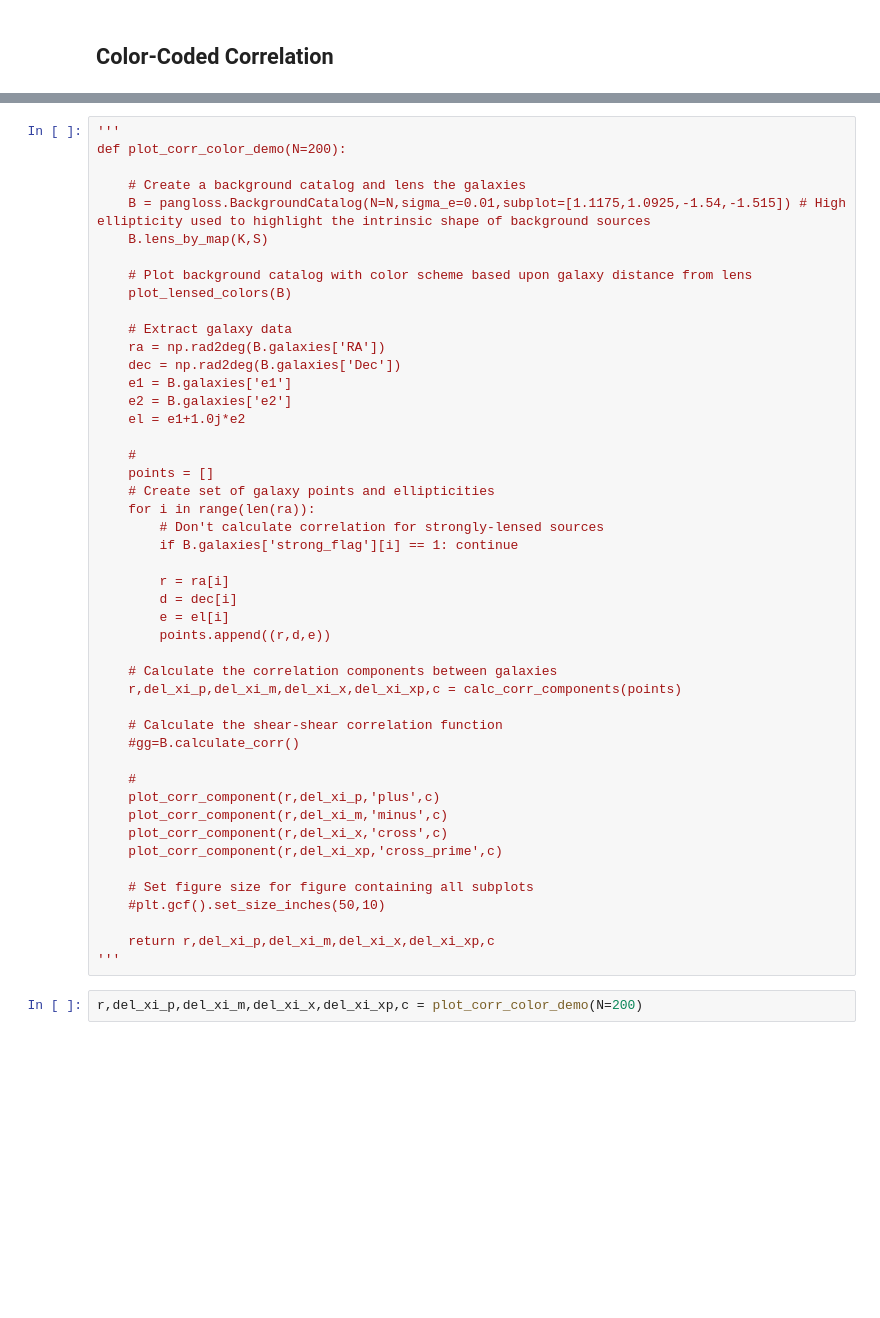
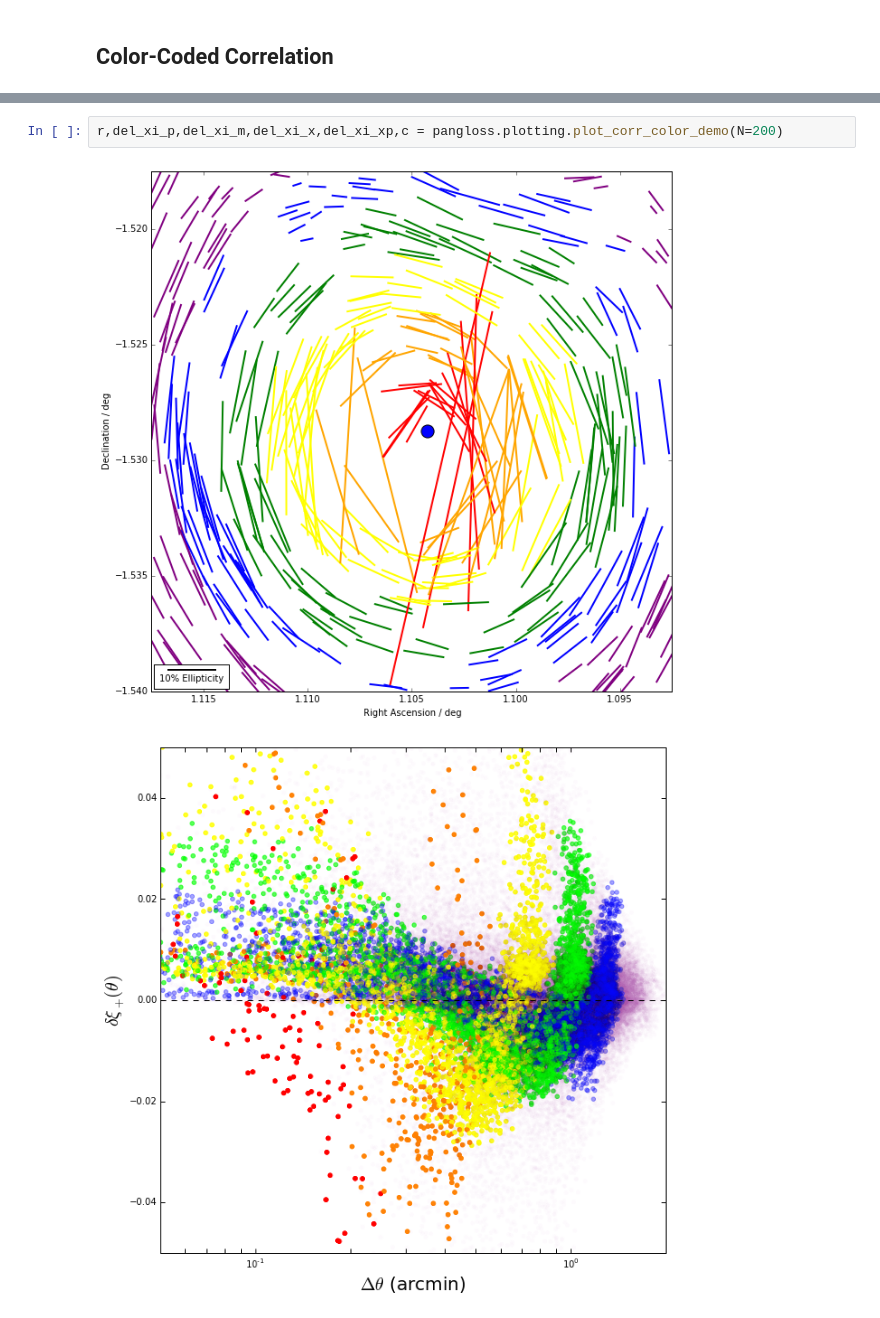
Before and after one commit to drphilmarshall/Pangloss, a Jupyter notebook: demos/VisualizingCorrelationFunction.ipynb, the cells around one changed output, grey strips where cells are left out. Drawn from its saved outputs; the diff is of its cells as text; blank space fills up the shorter version.

```diff
--- a/demos/VisualizingCorrelationFunction.ipynb
+++ b/demos/VisualizingCorrelationFunction.ipynb
@@ -263,49 +80,5 @@ def plot_corr_component(r,corr,corr_type,c):
-# %%
-'''
-def plot_corr_color_demo(N=200):
-
-    # Create a background catalog and lens the galaxies
-    B = pangloss.BackgroundCatalog(N=N,sigma_e=0.01,subplot=[1.1175,1.0925,-1.54,-1.515]) # High ellipticity used to highlight the intrinsic shape of background sources
-    B.lens_by_map(K,S)
-
-    # Plot background catalog with color scheme based upon galaxy distance from lens
-    plot_lensed_colors(B)
-
-    # Extract galaxy data
-    ra = np.rad2deg(B.galaxies['RA'])
-    dec = np.rad2deg(B.galaxies['Dec'])
-    e1 = B.galaxies['e1']
-    e2 = B.galaxies['e2']
-    el = e1+1.0j*e2
-
-    #
-    points = []
-    # Create set of galaxy points and ellipticities
-    for i in range(len(ra)):
-        # Don't calculate correlation for strongly-lensed sources
-        if B.galaxies['strong_flag'][i] == 1: continue
-
-        r = ra[i]
-        d = dec[i]
-        e = el[i]
-        points.append((r,d,e))
-
-    # Calculate the correlation components between galaxies
-    r,del_xi_p,del_xi_m,del_xi_x,del_xi_xp,c = calc_corr_components(points)
-
-    # Calculate the shear-shear correlation function
-    #gg=B.calculate_corr()
-
-    #
-    plot_corr_component(r,del_xi_p,'plus',c)
-    plot_corr_component(r,del_xi_m,'minus',c)
-    plot_corr_component(r,del_xi_x,'cross',c)
-    plot_corr_component(r,del_xi_xp,'cross_prime',c)
-
-    # Set figure size for figure containing all subplots
-    #plt.gcf().set_size_inches(50,10)
-
-    return r,del_xi_p,del_xi_m,del_xi_x,del_xi_xp,c
-'''
 # %%
-r,del_xi_p,del_xi_m,del_xi_x,del_xi_xp,c = plot_corr_color_demo(N=200)
+r,del_xi_p,del_xi_m,del_xi_x,del_xi_xp,c = pangloss.plotting.plot_corr_color_demo(N=200)
+# %% [output]
+[figure, added]
+[figure, added]
```
Also changed, not shown: parts of 11 cells of this notebook.
